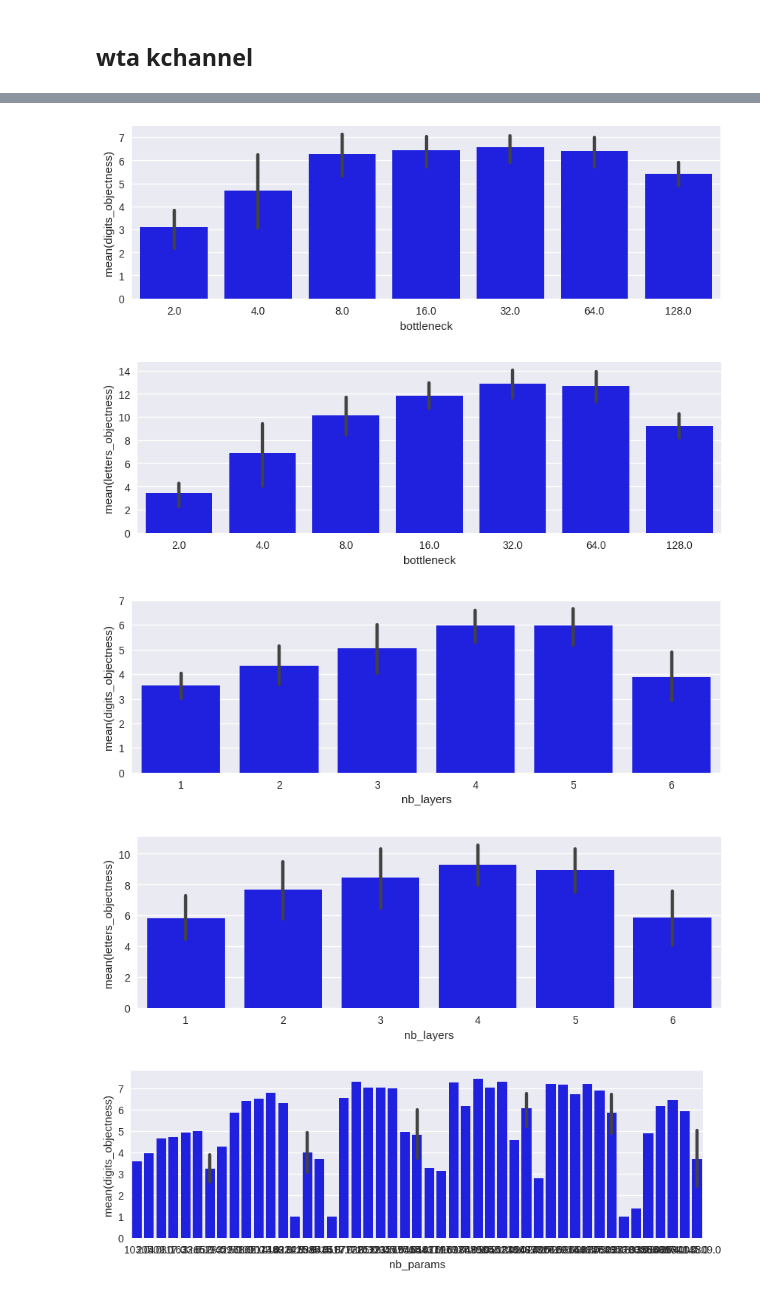
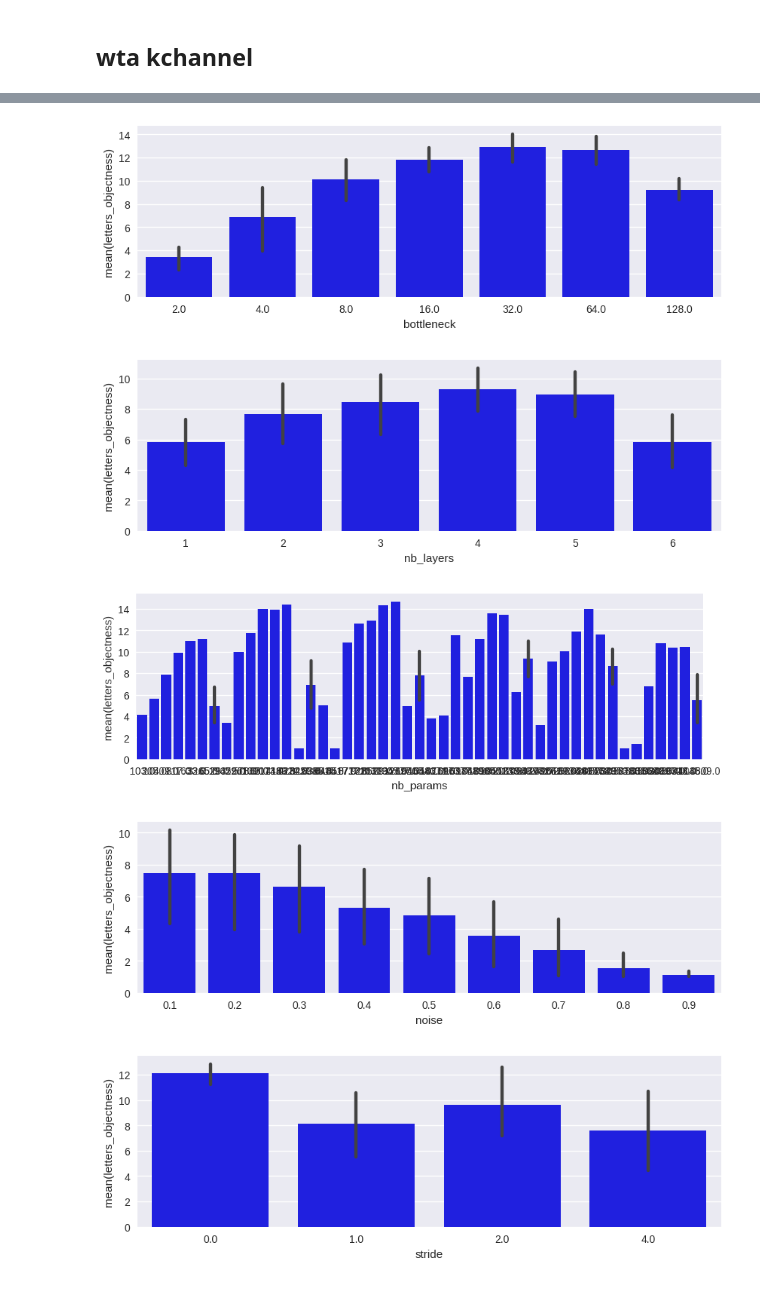
Before and after one commit to mehdidc/out_of_class, a Jupyter notebook: ae/ipynb/analysis.ipynb, the cells around one changed output, grey strips where cells are left out. Saved outputs shown, nothing was run; the diff lists cells and outputs as text; code cells hidden in the pictures.

```diff
--- a/ae/ipynb/analysis.ipynb
+++ b/ae/ipynb/analysis.ipynb
@@ -207,17 +192,17 @@ Index(['bottleneck', 'digits_and_letters_entropy', 'digits_and_letters_object',
 # %%
 d = df_full
 #d = df_full.fillna(-1)
 #d = d[d['sampler']  == 'mnist_capacity']
-ycols = ['digits_objectness' , 'letters_objectness']
+ycols = ['letters_objectness']
 xcols = ['bottleneck', 'nb_layers', 'nb_params', 'noise', 'stride', 'zero_ratio']
 for xcol in xcols:
     for ycol in ycols:
         fig = plt.figure(figsize=(10, 3))
         sns.barplot(x=xcol, y=ycol, data=d, color='blue')
         plt.show()
 # %% [output]
-[figure, old version]
+[figure, new version]
-[figure, old version]
+[figure, new version]
-[figure, old version]
+[figure, new version]
-[figure, old version]
+[figure, new version]
-[figure, old version]
+[figure, new version]
```
Also changed, not shown: parts of 7 cells of this notebook, 4 other files.
